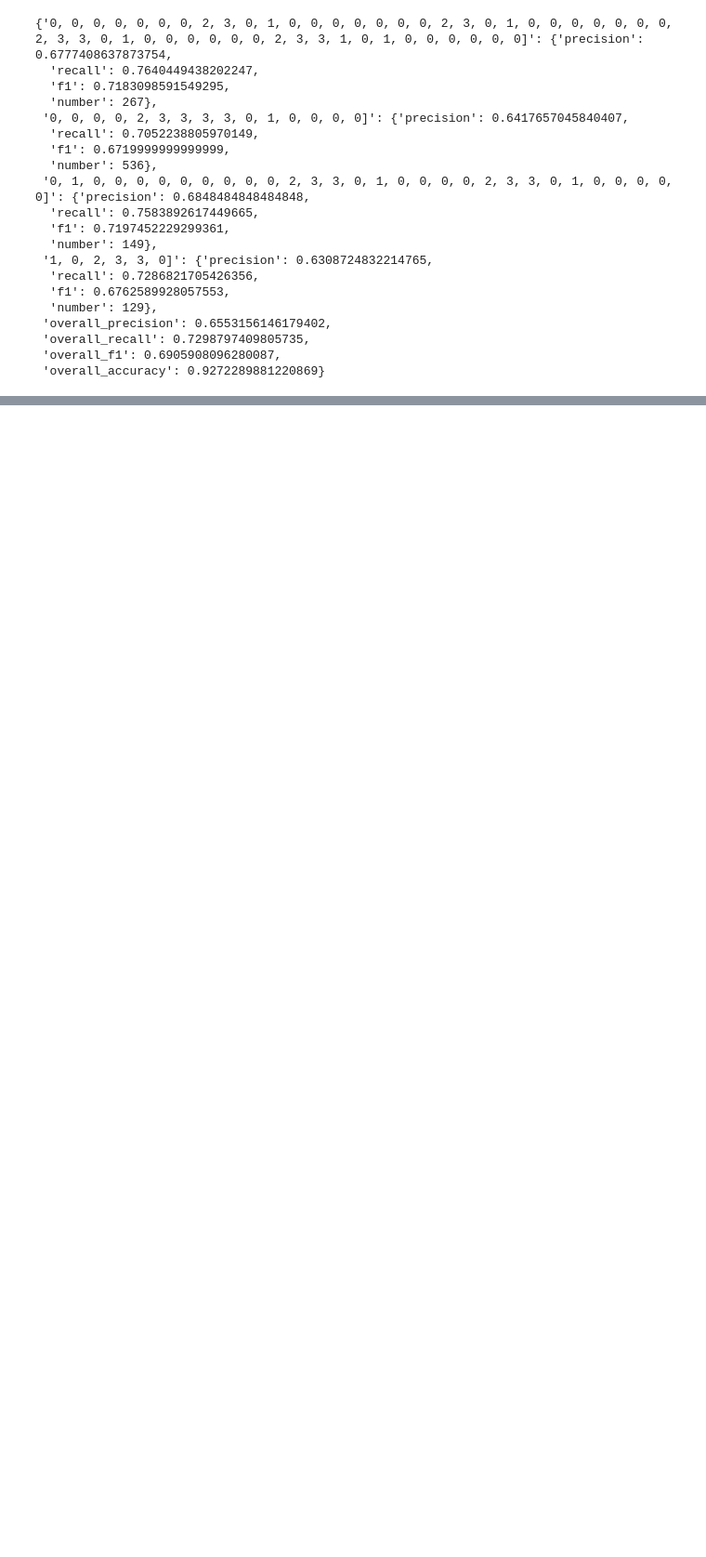
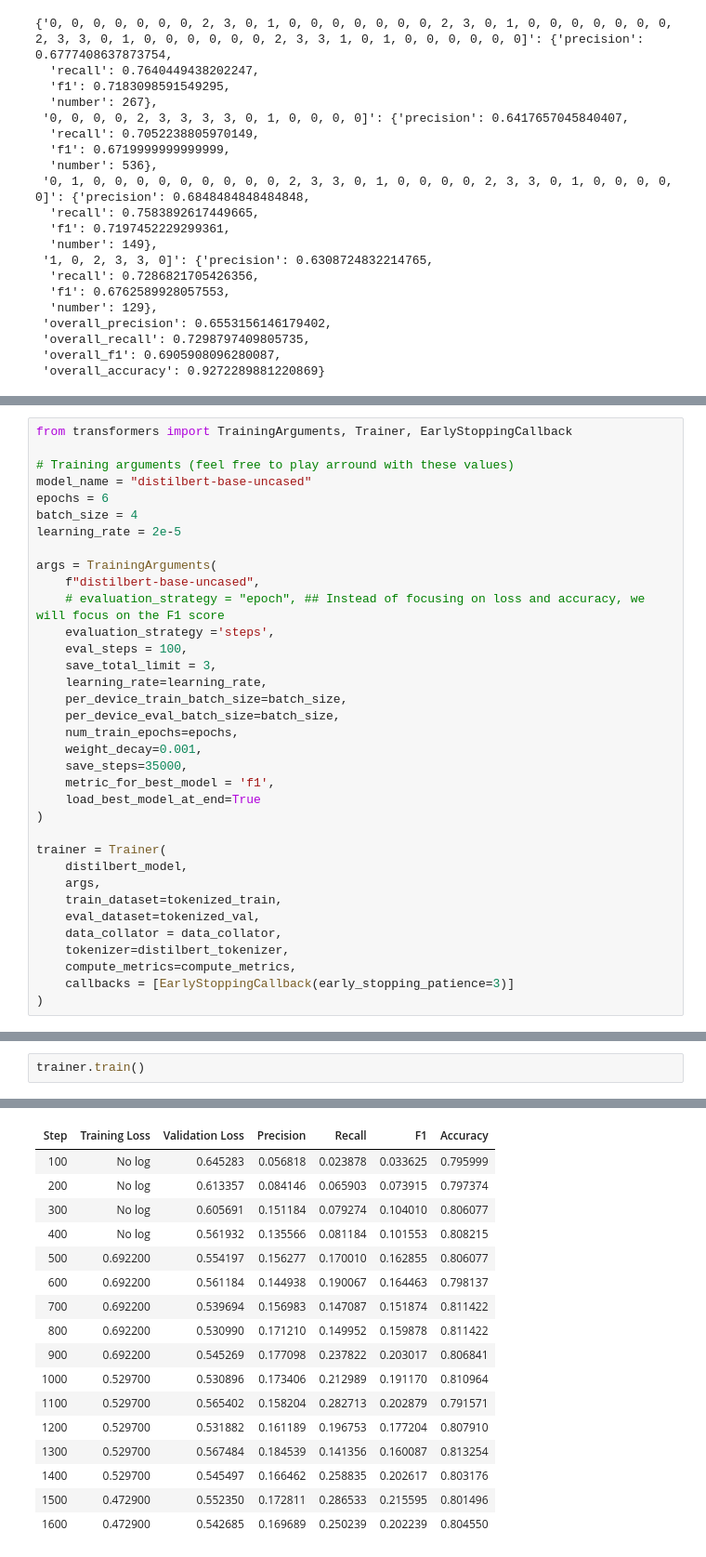
Before and after one commit to liam-michel/NLP, a Jupyter notebook: coursework/ex1.ipynb, the cells around one changed output, grey strips where cells are left out. Shown: that part at 93% size. Saved outputs shown, nothing was run; the diff lists cells and outputs as text; blank space fills up the shorter version.

```diff
--- a/coursework/ex1.ipynb
+++ b/coursework/ex1.ipynb
@@ -589,0 +827,35 @@ results
+# %%
+from transformers import TrainingArguments, Trainer, EarlyStoppingCallback
+
+# Training arguments (feel free to play arround with these values)
+model_name = "distilbert-base-uncased"
+epochs = 6
+batch_size = 4
+learning_rate = 2e-5
+
+args = TrainingArguments(
+    f"distilbert-base-uncased",
+    # evaluation_strategy = "epoch", ## Instead of focusing on loss and accuracy, we will focus on the F1 score
+    evaluation_strategy ='steps',
+    eval_steps = 100,
+    save_total_limit = 3,
+    learning_rate=learning_rate,
+    per_device_train_batch_size=batch_size,
+    per_device_eval_batch_size=batch_size,
+    num_train_epochs=epochs,
+    weight_decay=0.001,
+    save_steps=35000,
+    metric_for_best_model = 'f1',
+    load_best_model_at_end=True
+)
+
+trainer = Trainer(
+    distilbert_model,
+    args,
+    train_dataset=tokenized_train,
+    eval_dataset=tokenized_val,
+    data_collator = data_collator,
+    tokenizer=distilbert_tokenizer,
+    compute_metrics=compute_metrics,
+    callbacks = [EarlyStoppingCallback(early_stopping_patience=3)]
+)
@@ -589,0 +865,3 @@ results
+# %%
+trainer.train()
+# %% [output]
@@ -589,0 +870,17 @@ results
+| Step | Training Loss | Validation Loss | Precision | Recall | F1 | Accuracy |
+| 100 | No log | 0.645283 | 0.056818 | 0.023878 | 0.033625 | 0.795999 |
+| 200 | No log | 0.613357 | 0.084146 | 0.065903 | 0.073915 | 0.797374 |
+| 300 | No log | 0.605691 | 0.151184 | 0.079274 | 0.104010 | 0.806077 |
+| 400 | No log | 0.561932 | 0.135566 | 0.081184 | 0.101553 | 0.808215 |
+| 500 | 0.692200 | 0.554197 | 0.156277 | 0.170010 | 0.162855 | 0.806077 |
+| 600 | 0.692200 | 0.561184 | 0.144938 | 0.190067 | 0.164463 | 0.798137 |
+| 700 | 0.692200 | 0.539694 | 0.156983 | 0.147087 | 0.151874 | 0.811422 |
+| 800 | 0.692200 | 0.530990 | 0.171210 | 0.149952 | 0.159878 | 0.811422 |
+| 900 | 0.692200 | 0.545269 | 0.177098 | 0.237822 | 0.203017 | 0.806841 |
+| 1000 | 0.529700 | 0.530896 | 0.173406 | 0.212989 | 0.191170 | 0.810964 |
+| 1100 | 0.529700 | 0.565402 | 0.158204 | 0.282713 | 0.202879 | 0.791571 |
+| 1200 | 0.529700 | 0.531882 | 0.161189 | 0.196753 | 0.177204 | 0.807910 |
+| 1300 | 0.529700 | 0.567484 | 0.184539 | 0.141356 | 0.160087 | 0.813254 |
+| 1400 | 0.529700 | 0.545497 | 0.166462 | 0.258835 | 0.202617 | 0.803176 |
+| 1500 | 0.472900 | 0.552350 | 0.172811 | 0.286533 | 0.215595 | 0.801496 |
+| 1600 | 0.472900 | 0.542685 | 0.169689 | 0.250239 | 0.202239 | 0.804550 |
```
Also changed, not shown: parts of 19 cells of this notebook.
